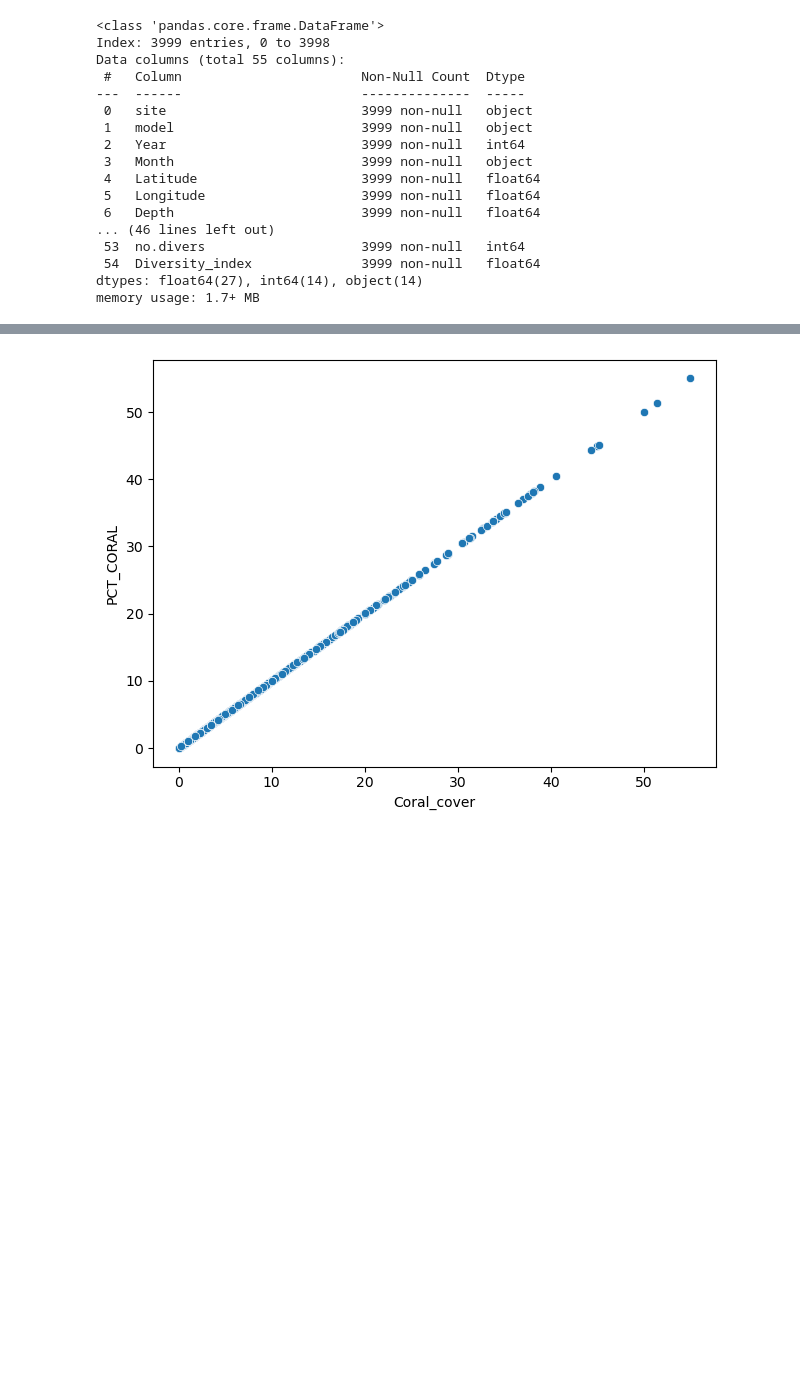
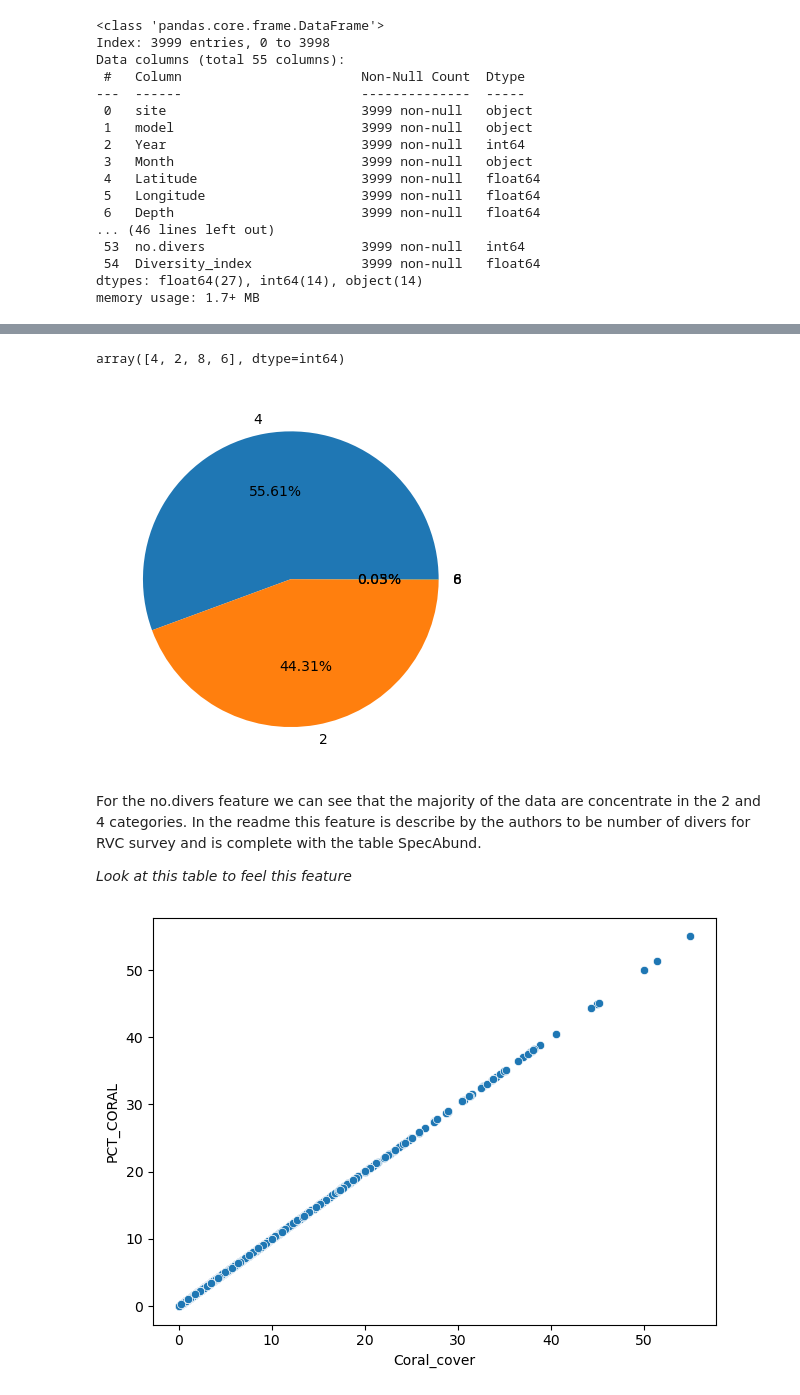
Before and after one commit to susmitha-ann/CoralReefFishSpeciesAssessment, a Jupyter notebook: Exploratory_species.ipynb, the cells around one changed output, grey strips where cells are left out. Saved outputs shown, nothing was run; the diff lists cells and outputs as text; code cells hidden in the pictures; blank space fills up the shorter version.

Commit message:
work on EDA for table species

```diff
--- a/Exploratory_species.ipynb
+++ b/Exploratory_species.ipynb
@@ -124,3 +136,17 @@ memory usage: 1.7+ MB
+# %%
+species['no.divers'].unique()
+# %% [output]
+array([4, 2, 8, 6], dtype=int64)
+# %%
+plt.pie(species['no.divers'].value_counts(),labels=species['no.divers'].value_counts().index,autopct='%1.2f%%')
+plt.show()
+# %% [output]
+[figure, added]
+# %% [markdown]
+For the no.divers feature we can see that the majority of the data are concentrate in the 2 and 4 categories.
+In the readme this feature is describe by the authors to be number of divers for RVC survey and is complete with the table SpecAbund.
+
+*Look at this table to feel this feature*
 # %%
 #Plot coral cover and PCT_coral to see if it's exist a linear relation between them
 
```
Also changed, not shown: parts of 2 cells of this notebook.
